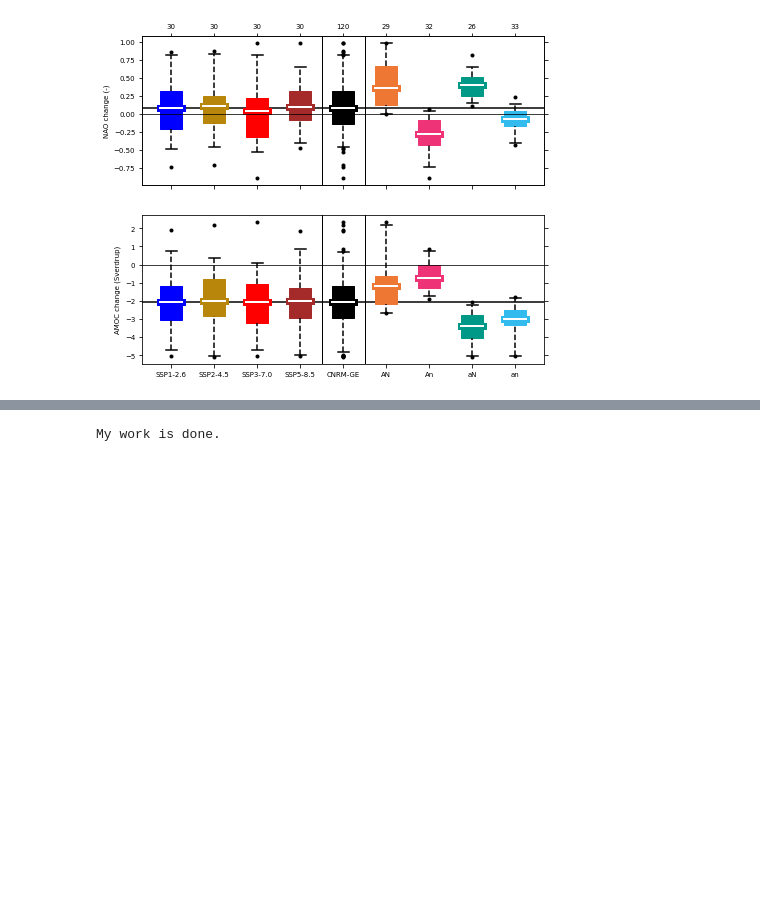
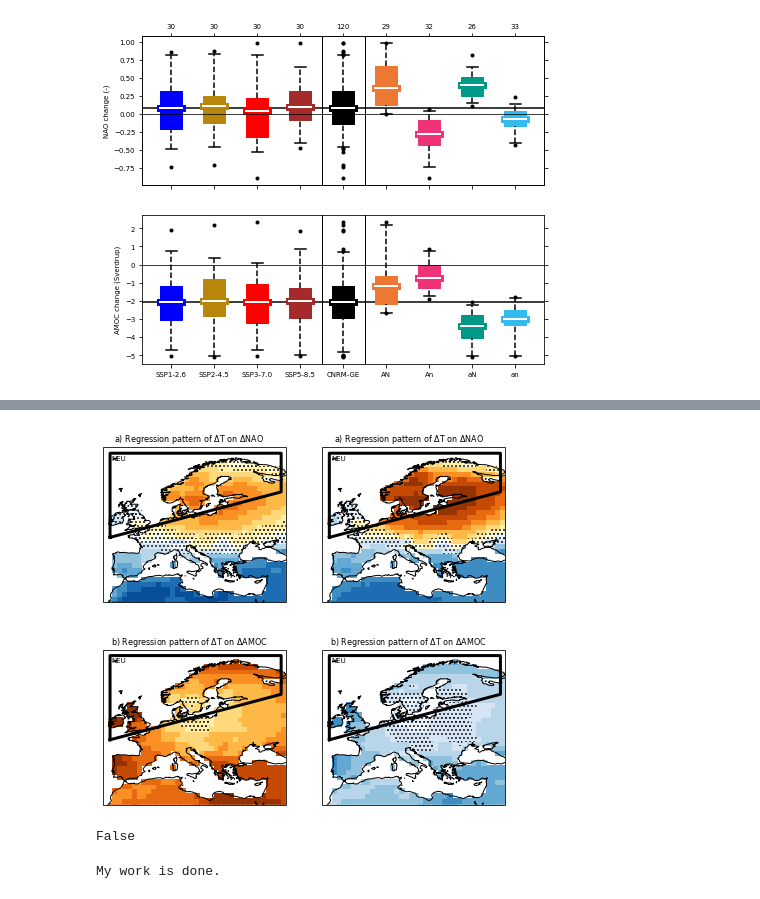
Before and after one commit to aurelienline/internal_variability_storylines, a Jupyter notebook: npj_internal_variability_storylines-main.ipynb, the cells around one changed output, grey strips where cells are left out. Saved outputs shown, nothing was run; the diff lists cells and outputs as text; code cells hidden in the pictures; blank space fills up the shorter version.

```diff
--- a/npj_internal_variability_storylines-main.ipynb
+++ b/npj_internal_variability_storylines-main.ipynb
@@ -3023,3 +3056,60 @@ plt.savefig(figDir+saveName+'-tas_physical_consistency_SI'+figExt,transparent=Tr
+# %%
+for _field in field_ano_raw.keys():
+    if _field == 'tas':
+        fig, ax = plt.subplots(story.ndrivers, story.ndrivers, figsize = (double_column_width, 170*mm), subplot_kw=dict(projection=ccrs.PlateCarree())) #, width_ratios=[1, 1]) # 210mm
+        nbins=21
+        cmap_params = {'vmin': -1, 'vmax': 1}
+        _row_length = 10
+        for iD, _driver in enumerate(list(driver_ano.keys())[::-1]):
+
+            # First column
+            slope, corr, pvalue = get_maps_regSlope_correlation_pValue(
+                driver_ano.get(_driver),
+                field_ano_raw.get(_field),
+                zone, ndl=30, ext=2)
+            vmax = .9
+            vmin = -vmax
+            cs = cc.maplot(corr, ax = ax[iD, 0], zmin=vmin, zmax=vmax, nbins=nbins, cmap=ccmp.get_diverging_cmap(**cmap_params), plotmode='raster', significance=pvalue, hide_ax_labels=True)
+            ax[iD, 0].coastlines()
+            ax[iD, 0].set_extent(zone)
+            if show_box is not None:
+                for _region in show_box:
+                    if _region in ['FRA']:
+                        shape_file = inDir+'/personal_shapes.shp'
+                    else:
+                        shape_file = inDir+'/AR6_WGI_referenceRegions/IPCC-WGI-reference-regions-v4.shp'
+                    bx = ccmps.plot_shape(shape_file=shape_file, name=_region, ax = ax[iD, 0], color='k', linestyle='-', linewidth=3, zorder=None, disp_name= 'tl')
+            ax[iD, 0].set_title(subfigure_label[iD]+r"Regression pattern of "+delta_print+target_dict[_field]+" on "+delta_print+_driver+"     ", fontsize=8)
+
+            # Second column
+            slope, corr, pvalue = get_maps_regSlope_correlation_pValue(
+                driver_ano.get(_driver),
+                field_ano_raw.get(_field) - slope * _x,
+                zone, ndl=30, ext=1)
+            vmax = .9
+            vmin = -vmax
+            cs = cc.maplot(corr, ax = ax[iD, 1], zmin=vmin, zmax=vmax, nbins=nbins, cmap=ccmp.get_diverging_cmap(**cmap_params), plotmode='raster', significance=pvalue, hide_ax_labels=True)
+            ax[iD, 1].coastlines()
+            ax[iD, 1].set_extent(zone)
+            if show_box is not None:
+                for _region in show_box:
+                    if _region in ['FRA']:
+                        shape_file = inDir+'/personal_shapes.shp'
+                    else:
+                        shape_file = inDir+'/AR6_WGI_referenceRegions/IPCC-WGI-reference-regions-v4.shp'
+                    bx = ccmps.plot_shape(shape_file=shape_file, name=_region, ax = ax[iD, 1], color='k', linestyle='-', linewidth=3, zorder=None, disp_name= 'tl')
+            ax[iD, 1].set_title(subfigure_label[iD]+r"Regression pattern of "+delta_print+target_dict[_field]+" on "+delta_print+_driver+"     ", fontsize=8)
+
+        # cbar = fig.colorbar(cs, ax=ax[:-1], label='Temperature anomalies (°C/$\sigma_{driver}$)', orientation='vertical', fraction=.05, shrink=.75, aspect=40, extend = 'neither')
+        # cbar.ax.tick_params(labelsize=5)
+
+        # plt.savefig(figDir+saveName+'-'+_field+'_map_regressions_explained_variance.pdf', transparent=True)
+# %% [output]
+[figure, added]
+# %%
+_y[0].sel(lat=_lat, lon=_lon).values * 0 == 0
+# %% [output]
+False
 # %%
 print("My work is done.")
 # %% [output]
```
Also changed, not shown: parts of 16 cells of this notebook, 11 other files.
